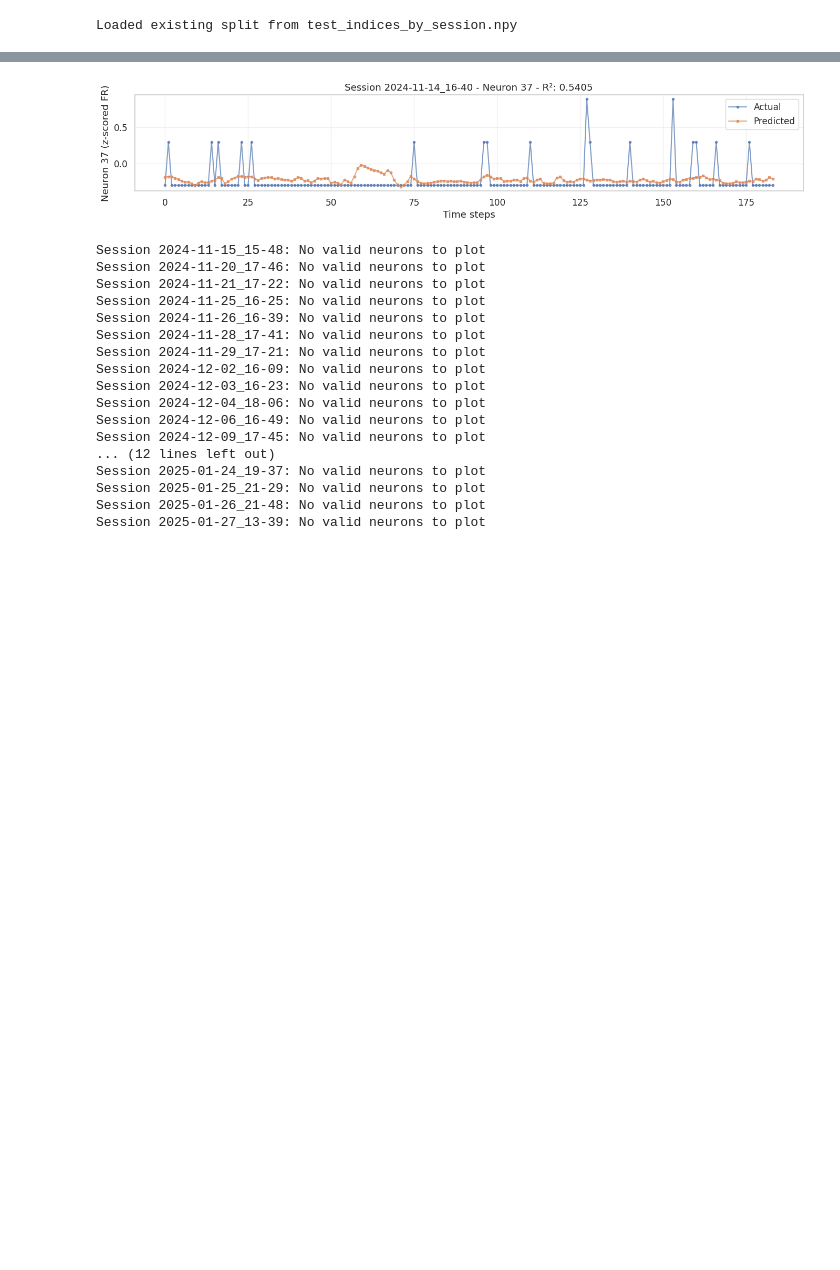
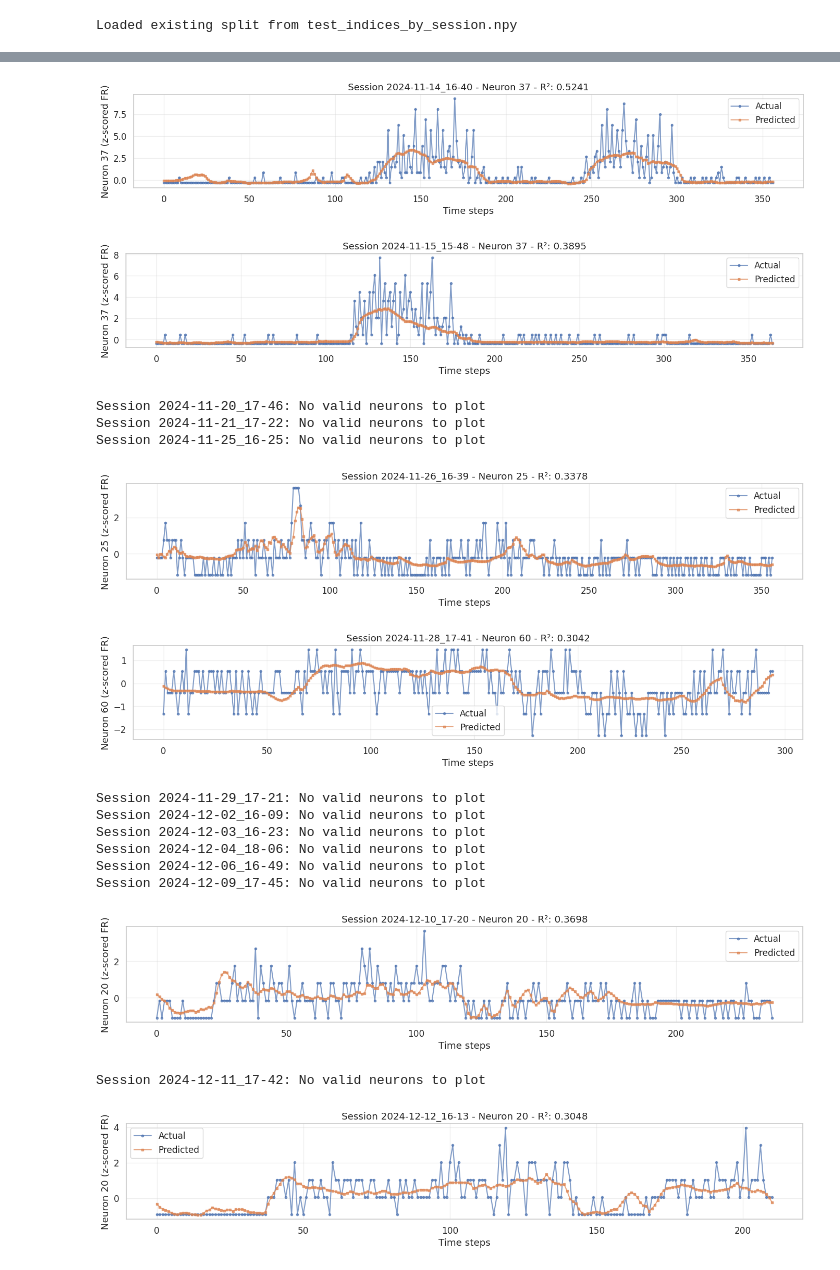
Before and after one commit to LoaloaF/analysisVR, a Jupyter notebook: embedding_development/evaluate_lstm.ipynb, the cells around one changed output, grey strips where cells are left out. Drawn from its saved outputs; the diff is of its cells as text; code cells hidden in the pictures; blank space fills up the shorter version.

```diff
--- a/embedding_development/evaluate_lstm.ipynb
+++ b/embedding_development/evaluate_lstm.ipynb
@@ -161,6 +161,8 @@ mse_matrix = np.load(os.path.join(output_dir, "mse_matrix.npy"))
 r2_matrix = np.load(os.path.join(output_dir, "r2_matrix.npy"))
 pearson_r2_matrix = np.load(os.path.join(output_dir, "pearson_r2_matrix.npy"))
 mask = np.load(os.path.join(output_dir, "mask.npy"))
+
+r2_matrix = np.clip(r2_matrix, 0.0, 1.0)
 # %%
 # ── R² heatmap ─────────────────────────────────────────────────────────────
 masked_r2   = ma.array(r2_matrix, mask=mask)
@@ -277,7 +287,7 @@ Correlation between train-test variance discrepancy and MSE: -0.86
 # %%
 hidden_size = 64
-num_layers = 2
-window = 50
+num_layers = 1
+window = 10
 
 device = torch.device('cuda' if torch.cuda.is_available() else 'cpu')
 # Iterate through all sessions and plot best neurons
@@ -338,48 +348,46 @@ for session_id in session_ids:
         padded = np.zeros((window - 1 + T, trial_data.shape[1]), dtype=np.float32)
         padded[window - 1:] = trial_data
         for t in range(T):
             X_list.append(padded[t: t + window])   # (window, input_size)
 
         X_np = np.stack(X_list)
 
         with torch.no_grad():
             test_data_tensor = torch.tensor(X_np, dtype=torch.float32).to(device)
             predictions = model(test_data_tensor)
             predictions_np = predictions.squeeze().cpu().numpy()
 
         ax = axes[plot_idx]
         time_steps = np.arange(len(trial_labels))
         ax.plot(time_steps, trial_labels[:, neuron_idx], 'o-', label='Actual', alpha=0.7, markersize=3)
         ax.plot(time_steps, predictions_np, 's-', label='Predicted', alpha=0.7, markersize=3)
         ax.set_ylabel(f'Neuron {neuron_idx:02d} (z-scored FR)')
         ax.set_title(f'Session {session_id} - Neuron {neuron_idx:02d} - R²: {session_r2[neuron_idx]:.4f}')
         ax.legend()
         ax.grid(True, alpha=0.3)
 
         if plot_idx == len(best_neuron_indices) - 1:
             ax.set_xlabel('Time steps')
 
         del model
         torch.cuda.empty_cache()
 
     plt.tight_layout()
     plt.show()
 # %% [output]
-[figure, old version]
+[figure, new version]
+[figure, added]
-Session 2024-11-15_15-48: No valid neurons to plot
 Session 2024-11-20_17-46: No valid neurons to plot
 Session 2024-11-21_17-22: No valid neurons to plot
 Session 2024-11-25_16-25: No valid neurons to plot
-Session 2024-11-26_16-39: No valid neurons to plot
-Session 2024-11-28_17-41: No valid neurons to plot
-Session 2024-11-29_17-21: No valid neurons to plot
-Session 2024-12-02_16-09: No valid neurons to plot
-Session 2024-12-03_16-23: No valid neurons to plot
-Session 2024-12-04_18-06: No valid neurons to plot
-Session 2024-12-06_16-49: No valid neurons to plot
-Session 2024-12-09_17-45: No valid neurons to plot
-... (12 lines left out)
-Session 2025-01-24_19-37: No valid neurons to plot
-Session 2025-01-25_21-29: No valid neurons to plot
-Session 2025-01-26_21-48: No valid neurons to plot
-Session 2025-01-27_13-39: No valid neurons to plot
+[figure, added]
+[figure, added]
+Session 2024-11-29_17-21: No valid neurons to plot
+Session 2024-12-02_16-09: No valid neurons to plot
+Session 2024-12-03_16-23: No valid neurons to plot
+Session 2024-12-04_18-06: No valid neurons to plot
+Session 2024-12-06_16-49: No valid neurons to plot
+Session 2024-12-09_17-45: No valid neurons to plot
+[figure, added]
+Session 2024-12-11_17-42: No valid neurons to plot
+[figure, added]
```
Also changed, not shown: parts of 5 cells of this notebook, 7 other files.
